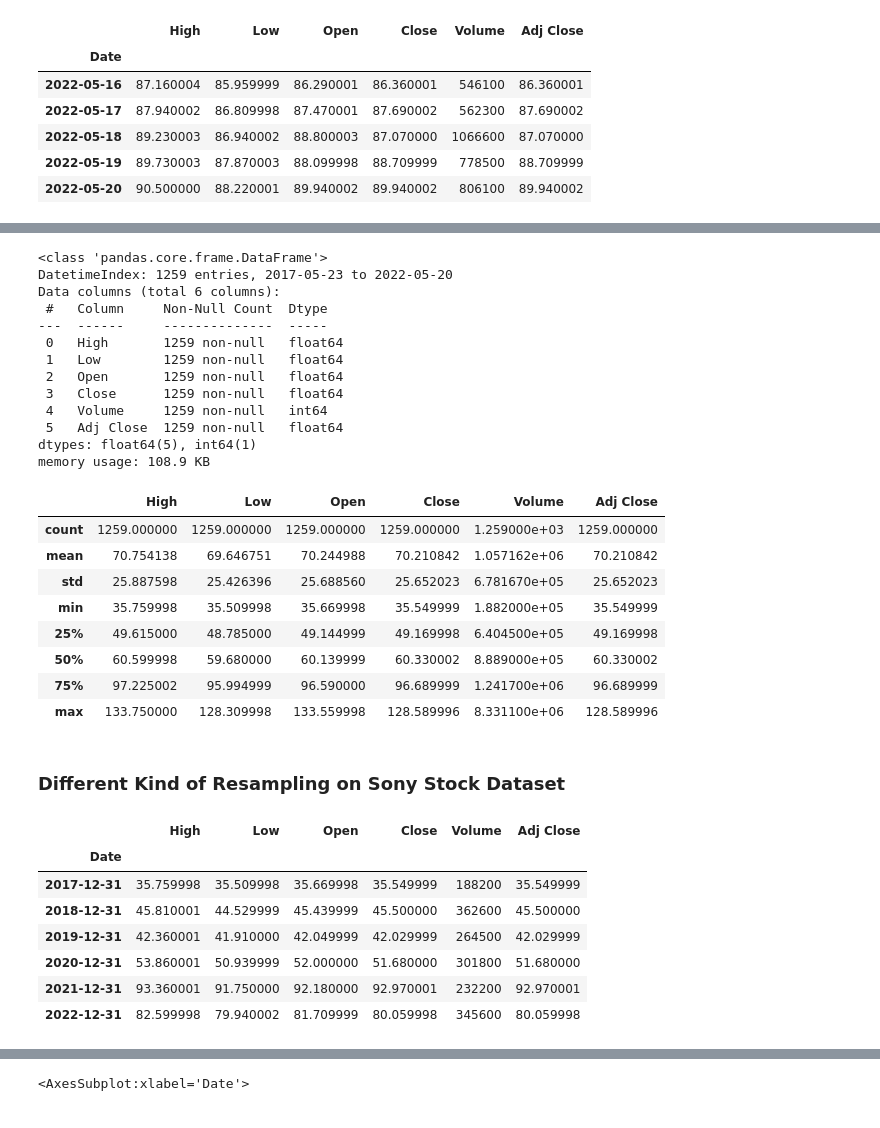
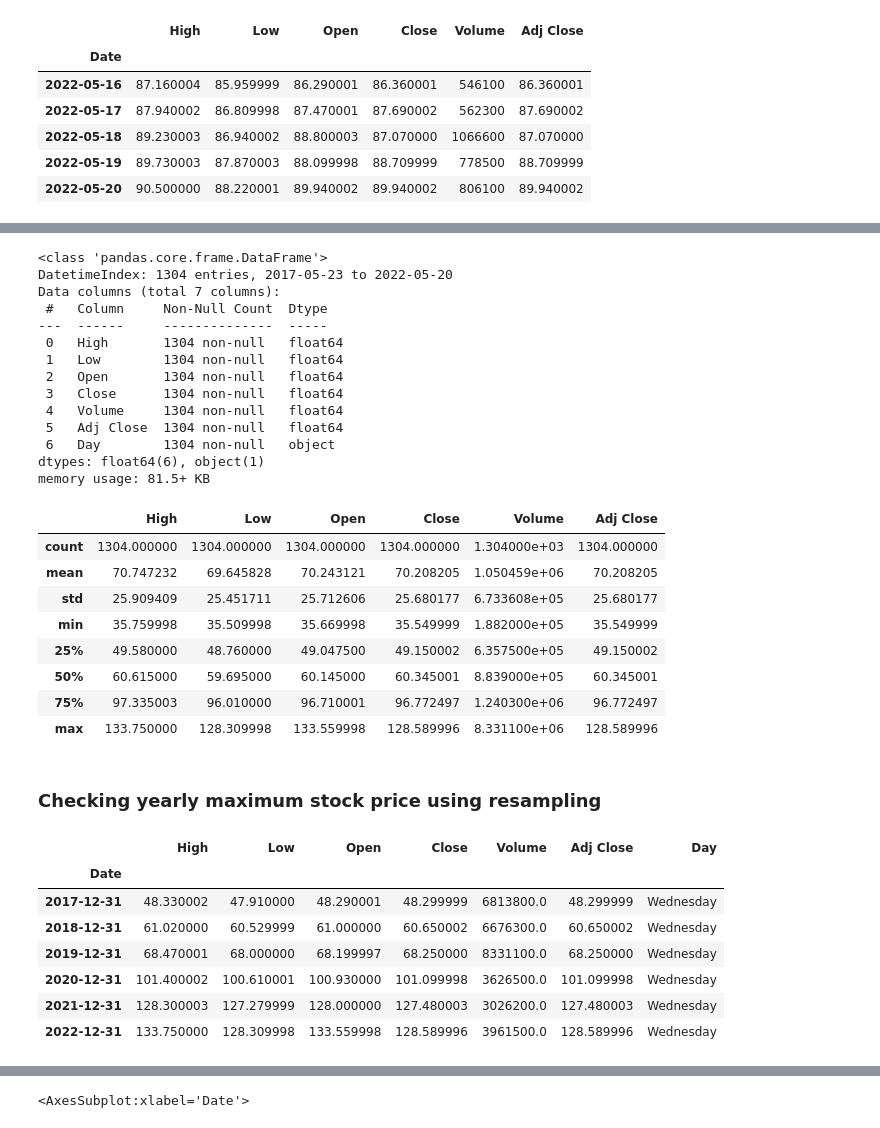
Before and after one commit to tamasree/Time_Series_Analysis_Demo, a Jupyter notebook: Sony_Stock_Analysis.ipynb, the cells around one changed output, grey strips where cells are left out. Saved outputs shown, nothing was run; the diff lists cells and outputs as text; code cells hidden in the pictures.

```diff
--- a/Sony_Stock_Analysis.ipynb
+++ b/Sony_Stock_Analysis.ipynb
@@ -19,0 +25,15 @@ df_sony.tail()
+# %%
+df_sony=df_sony.reset_index()
+df_sony['Date']=pd.to_datetime(df_sony['Date'])
+
+# upsample
+df_sony = df_sony.set_index('Date').resample('D').asfreq()
+
+# covert Date to Monday .. Sunday
+df_sony['Day'] = df_sony.index.strftime('%A')
+
+# drop Day in ['Saturday', 'Sunday']
+condition = df_sony['Day'].isin(['Saturday', 'Sunday'])
+df_sony = df_sony[~condition].fillna(method='ffill').reset_index()
+
+df_sony=df_sony.set_index("Date")
@@ -44,42 +68,44 @@ axis.plot(index,share_open,c="green")
 df_sony.info()
 # %% [output]
 <class 'pandas.core.frame.DataFrame'>
-DatetimeIndex: 1259 entries, 2017-05-23 to 2022-05-20
-Data columns (total 6 columns):
+DatetimeIndex: 1304 entries, 2017-05-23 to 2022-05-20
+Data columns (total 7 columns):
  #   Column     Non-Null Count  Dtype
 ---  ------     --------------  -----
- 0   High       1259 non-null   float64
- 1   Low        1259 non-null   float64
- 2   Open       1259 non-null   float64
- 3   Close      1259 non-null   float64
- 4   Volume     1259 non-null   int64
- 5   Adj Close  1259 non-null   float64
-dtypes: float64(5), int64(1)
-memory usage: 108.9 KB
+ 0   High       1304 non-null   float64
+ 1   Low        1304 non-null   float64
+ 2   Open       1304 non-null   float64
+ 3   Close      1304 non-null   float64
+ 4   Volume     1304 non-null   float64
+ 5   Adj Close  1304 non-null   float64
+ 6   Day        1304 non-null   object
+dtypes: float64(6), object(1)
+memory usage: 81.5+ KB
 # %%
 df_sony.describe()
 # %% [output]
 |  | High | Low | Open | Close | Volume | Adj Close |
-| count | 1259.000000 | 1259.000000 | 1259.000000 | 1259.000000 | 1.259000e+03 | 1259.000000 |
-| mean | 70.754138 | 69.646751 | 70.244988 | 70.210842 | 1.057162e+06 | 70.210842 |
-| std | 25.887598 | 25.426396 | 25.688560 | 25.652023 | 6.781670e+05 | 25.652023 |
+| count | 1304.000000 | 1304.000000 | 1304.000000 | 1304.000000 | 1.304000e+03 | 1304.000000 |
+| mean | 70.747232 | 69.645828 | 70.243121 | 70.208205 | 1.050459e+06 | 70.208205 |
+| std | 25.909409 | 25.451711 | 25.712606 | 25.680177 | 6.733608e+05 | 25.680177 |
 | min | 35.759998 | 35.509998 | 35.669998 | 35.549999 | 1.882000e+05 | 35.549999 |
-| 25% | 49.615000 | 48.785000 | 49.144999 | 49.169998 | 6.404500e+05 | 49.169998 |
-| 50% | 60.599998 | 59.680000 | 60.139999 | 60.330002 | 8.889000e+05 | 60.330002 |
-| 75% | 97.225002 | 95.994999 | 96.590000 | 96.689999 | 1.241700e+06 | 96.689999 |
+| 25% | 49.580000 | 48.760000 | 49.047500 | 49.150002 | 6.357500e+05 | 49.150002 |
+| 50% | 60.615000 | 59.695000 | 60.145000 | 60.345001 | 8.839000e+05 | 60.345001 |
+| 75% | 97.335003 | 96.010000 | 96.710001 | 96.772497 | 1.240300e+06 | 96.772497 |
 | max | 133.750000 | 128.309998 | 133.559998 | 128.589996 | 8.331100e+06 | 128.589996 |
-# %% [markdown]
-### Different Kind of Resampling on Sony Stock Dataset
+# %% [markdown]
+### Checking yearly maximum stock price using resampling
 # %%
-# Yearly minimum stock price
-df_sony.resample(rule='A').min()
+# Yearly maximum stock price
+
+df_sony.resample(rule='A').max()
 # %% [output]
-|  | High | Low | Open | Close | Volume | Adj Close |
-| Date |  |  |  |  |  |  |
-| 2017-12-31 | 35.759998 | 35.509998 | 35.669998 | 35.549999 | 188200 | 35.549999 |
-| 2018-12-31 | 45.810001 | 44.529999 | 45.439999 | 45.500000 | 362600 | 45.500000 |
-| 2019-12-31 | 42.360001 | 41.910000 | 42.049999 | 42.029999 | 264500 | 42.029999 |
-| 2020-12-31 | 53.860001 | 50.939999 | 52.000000 | 51.680000 | 301800 | 51.680000 |
-| 2021-12-31 | 93.360001 | 91.750000 | 92.180000 | 92.970001 | 232200 | 92.970001 |
-| 2022-12-31 | 82.599998 | 79.940002 | 81.709999 | 80.059998 | 345600 | 80.059998 |
+|  | High | Low | Open | Close | Volume | Adj Close | Day |
+| Date |  |  |  |  |  |  |  |
+| 2017-12-31 | 48.330002 | 47.910000 | 48.290001 | 48.299999 | 6813800.0 | 48.299999 | Wednesday |
+| 2018-12-31 | 61.020000 | 60.529999 | 61.000000 | 60.650002 | 6676300.0 | 60.650002 | Wednesday |
+| 2019-12-31 | 68.470001 | 68.000000 | 68.199997 | 68.250000 | 8331100.0 | 68.250000 | Wednesday |
+| 2020-12-31 | 101.400002 | 100.610001 | 100.930000 | 101.099998 | 3626500.0 | 101.099998 | Wednesday |
+| 2021-12-31 | 128.300003 | 127.279999 | 128.000000 | 127.480003 | 3026200.0 | 127.480003 | Wednesday |
+| 2022-12-31 | 133.750000 | 128.309998 | 133.559998 | 128.589996 | 3961500.0 | 128.589996 | Wednesday |
 # %%
```
Also changed, not shown: parts of 50 cells of this notebook.
